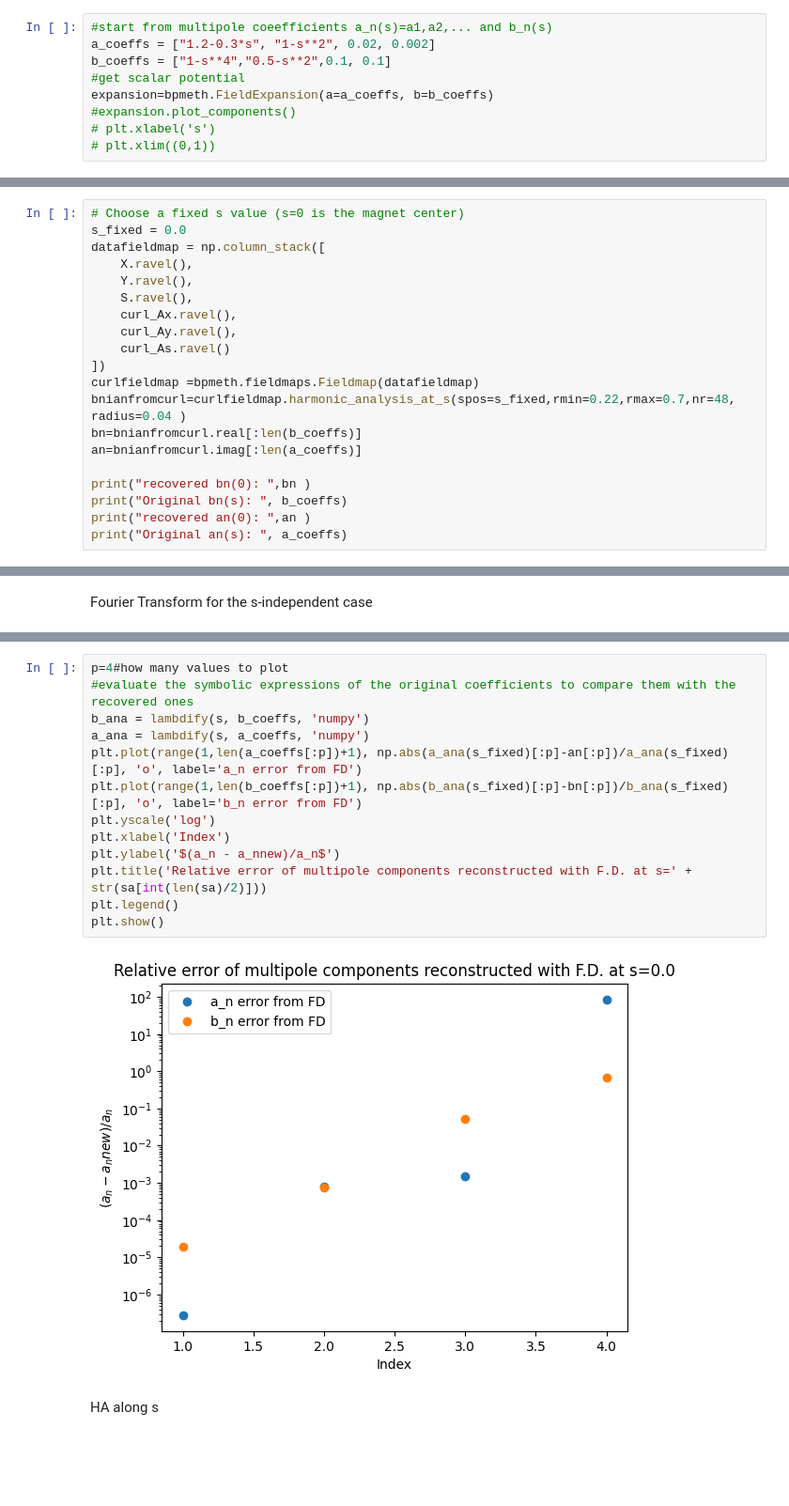
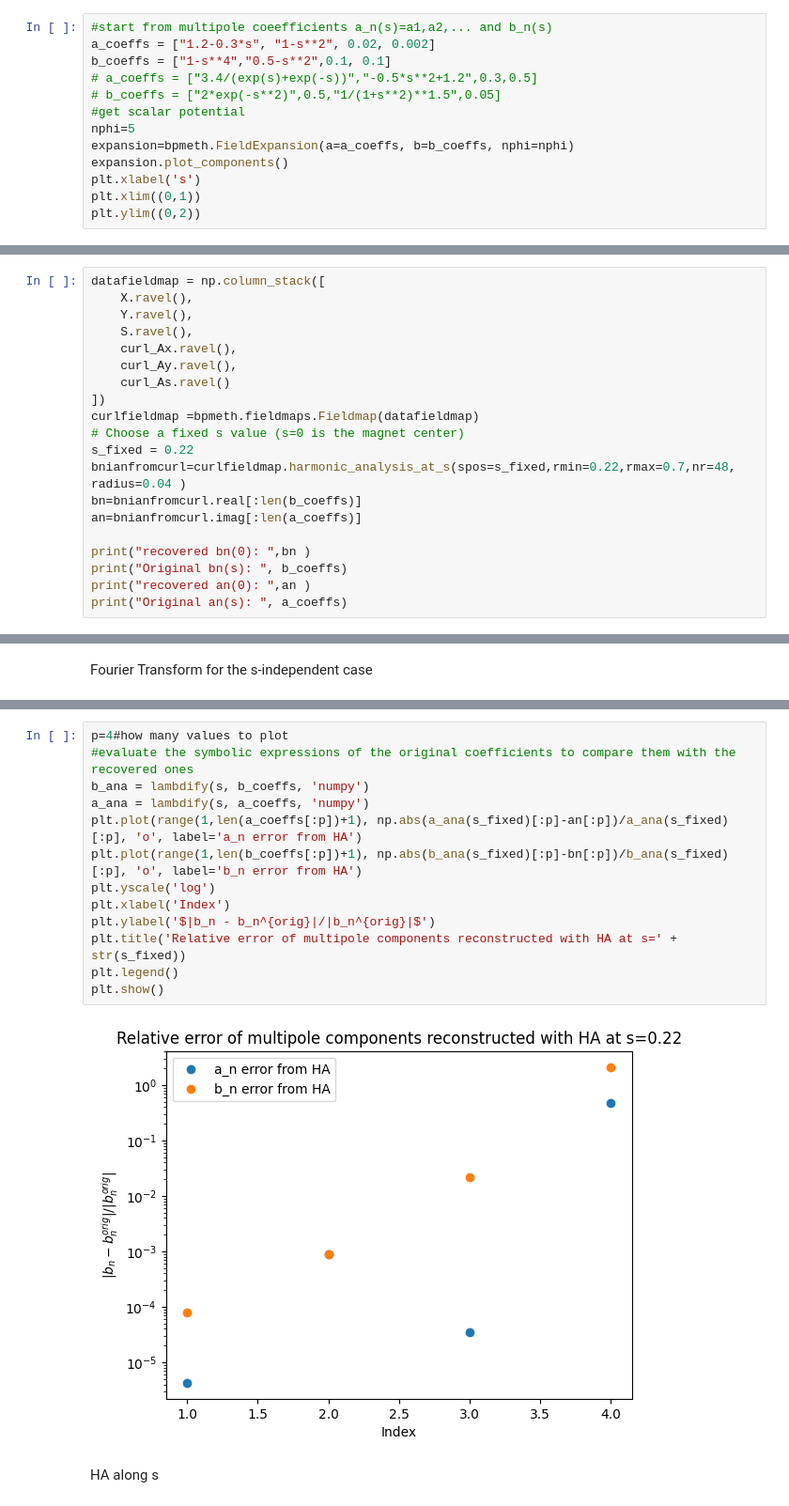
Before and after one commit to marcoliniF/bpmeth, a Jupyter notebook: preliminaryTrials/2abBAcurlB_HA_ab.ipynb, the cells around one changed output, grey strips where cells are left out. Shown at 94% size. Cells and saved outputs as stored; diff of their text form; blank space fills up the shorter version.

```diff
--- a/preliminaryTrials/2abBAcurlB_HA_ab.ipynb
+++ b/preliminaryTrials/2abBAcurlB_HA_ab.ipynb
@@ -9,8 +9,12 @@ from sympy.abc import x, y, s
 #start from multipole coeefficients a_n(s)=a1,a2,... and b_n(s)
 a_coeffs = ["1.2-0.3*s", "1-s**2", 0.02, 0.002]
 b_coeffs = ["1-s**4","0.5-s**2",0.1, 0.1]
+# a_coeffs = ["3.4/(exp(s)+exp(-s))","-0.5*s**2+1.2",0.3,0.5]
+# b_coeffs = ["2*exp(-s**2)",0.5,"1/(1+s**2)**1.5",0.05]
 #get scalar potential
-expansion=bpmeth.FieldExpansion(a=a_coeffs, b=b_coeffs)
-#expansion.plot_components()
-# plt.xlabel('s')
-# plt.xlim((0,1))
+nphi=5
+expansion=bpmeth.FieldExpansion(a=a_coeffs, b=b_coeffs, nphi=nphi)
+expansion.plot_components()
+plt.xlabel('s')
+plt.xlim((0,1))
+plt.ylim((0,2))
@@ -139,8 +200,6 @@ Max difference in Bs: 0.05956766666667135
 # %% [markdown]
 Local Harmonic analysis
 # %%
-# Choose a fixed s value (s=0 is the magnet center)
-s_fixed = 0.0
 datafieldmap = np.column_stack([
     X.ravel(),
     Y.ravel(),
@@ -150,6 +209,8 @@ datafieldmap = np.column_stack([
     curl_As.ravel()
 ])
 curlfieldmap =bpmeth.fieldmaps.Fieldmap(datafieldmap)
+# Choose a fixed s value (s=0 is the magnet center)
+s_fixed = 0.22
 bnianfromcurl=curlfieldmap.harmonic_analysis_at_s(spos=s_fixed,rmin=0.22,rmax=0.7,nr=48, radius=0.04 )
 bn=bnianfromcurl.real[:len(b_coeffs)]
 an=bnianfromcurl.imag[:len(a_coeffs)]
@@ -177,18 +238,18 @@ Original bn:  ['1-s**4', '0.5-s**2', 0.1, 0.1]
 # %%
 p=4#how many values to plot
 #evaluate the symbolic expressions of the original coefficients to compare them with the recovered ones
 b_ana = lambdify(s, b_coeffs, 'numpy')
 a_ana = lambdify(s, a_coeffs, 'numpy')
-plt.plot(range(1,len(a_coeffs[:p])+1), np.abs(a_ana(s_fixed)[:p]-an[:p])/a_ana(s_fixed)[:p], 'o', label='a_n error from FD')
-plt.plot(range(1,len(b_coeffs[:p])+1), np.abs(b_ana(s_fixed)[:p]-bn[:p])/b_ana(s_fixed)[:p], 'o', label='b_n error from FD')
+plt.plot(range(1,len(a_coeffs[:p])+1), np.abs(a_ana(s_fixed)[:p]-an[:p])/a_ana(s_fixed)[:p], 'o', label='a_n error from HA')
+plt.plot(range(1,len(b_coeffs[:p])+1), np.abs(b_ana(s_fixed)[:p]-bn[:p])/b_ana(s_fixed)[:p], 'o', label='b_n error from HA')
 plt.yscale('log')
 plt.xlabel('Index')
-plt.ylabel('$(a_n - a_nnew)/a_n$')
-plt.title('Relative error of multipole components reconstructed with F.D. at s=' + str(sa[int(len(sa)/2)]))
+plt.ylabel('$|b_n - b_n^{orig}|/|b_n^{orig}|$')
+plt.title('Relative error of multipole components reconstructed with HA at s=' + str(s_fixed))
 plt.legend()
 plt.show()
 # %% [output]
-[figure, old version]
+[figure, new version]
 # %% [markdown]
 HA along s
 # %%
```
Also changed, not shown: parts of 7 cells of this notebook.
